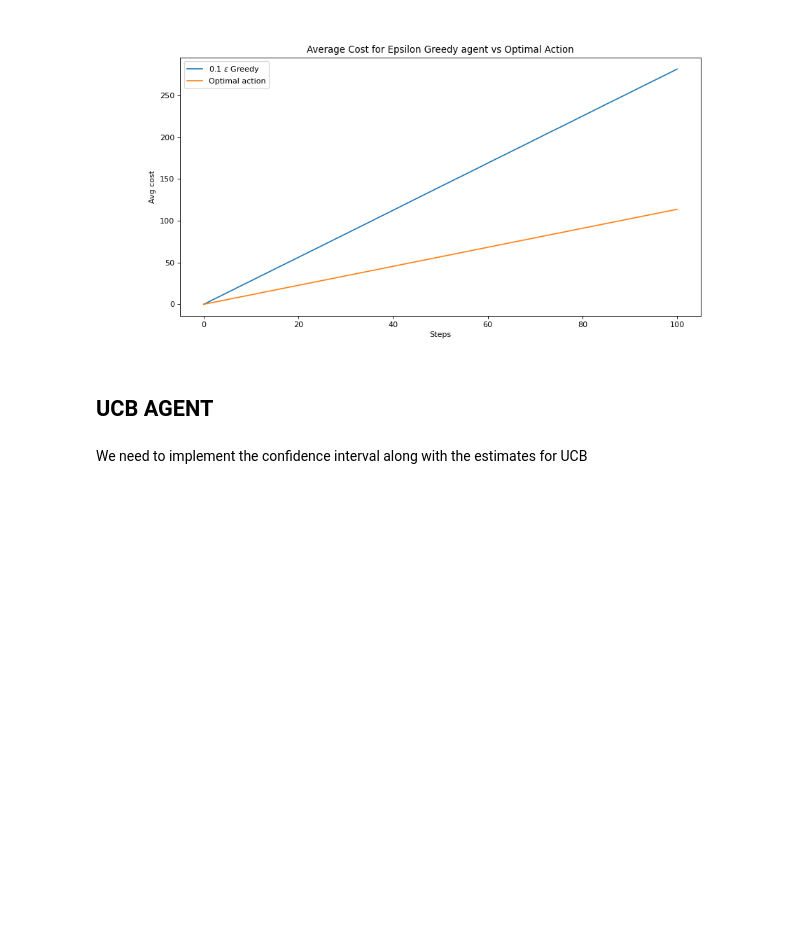
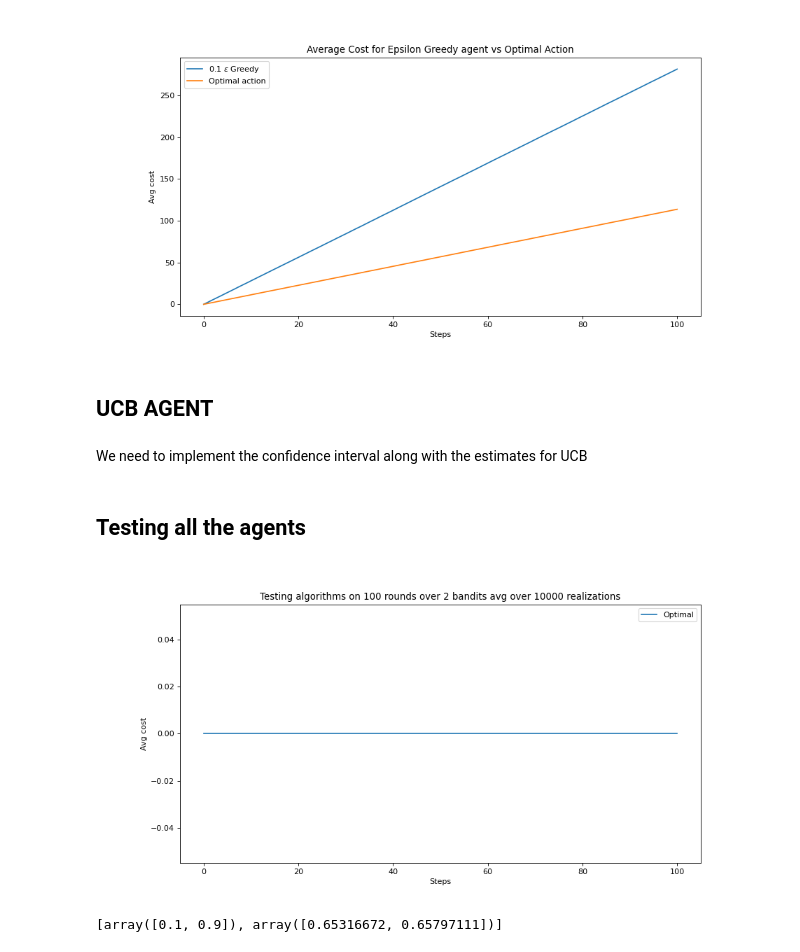
Before and after one commit to Archit997/Multi-armed-Bandits-in-Wireless, a Jupyter notebook: wireless-bandits.ipynb, the cells around one changed output. Saved outputs shown, nothing was run; the diff lists cells and outputs as text; code cells hidden in the pictures; blank space fills up the shorter version.

Commit message:
Testing algo

```diff
--- a/wireless-bandits.ipynb
+++ b/wireless-bandits.ipynb
@@ -578,3 +603,75 @@ class UCBAgent():
 
         # Set radius to 0 for slots with zero action_count
         self.radius[zero_mask] = 0
+# %% [markdown]
+## Testing all the agents
+# %%
+def test_cost(costs,step,agents,env):
+    state = env.generate_state()
+
+    num_expts = state.shape[0]
+    num_slots = state.shape[1]
+
+    for i in range(len(agents)):
+
+        action_type,action = agents[i].get_action()
+        cost = give_Cost(num_expts,num_slots,state,action_type,action)
+        agents[i].update_estimates(cost,state,action_type,action)
+        costs[i][:,step+1] = costs[i][:,step] + cost.flatten()
+
+    return costs,agents
+# %%
+num_steps = 100
+num_expts = 10000
+num_slots = 2
+epsilon = 0.1
+
+probabilites = np.array([0.1,0.9])
+
+p_values = np.tile(probabilites,(num_expts,1))
+
+
+env = ArmedBanditsEnv(p_values)
+
+names = ["Optimal",
+         "0.1 epsilonGreedy"
+
+]
+
+agents = [
+    OptimalAgent(p_values),
+    EpsilonGreedyAgent(np.zeros((num_expts,num_slots)),0.1)
+
+
+]
+
+costs = [np.zeros((num_expts,num_steps+1))] * len(agents)
+
+for i in tqdm(range(num_steps)):
+    costs,agents = test_cost(costs,i,agents,env)
+
+
+plt.figure(figsize=(12,6), dpi=80, facecolor='w', edgecolor='k')
+
+estimates=[]
+estimates.append(agents[0].estimates.mean(axis=0))
+costs[0] = costs[0].mean(axis=0)
+regret=[]
+for i in range(1,len(agents)):
+    regret.append(costs[i].mean(axis=0) - costs[0])
+    plt.plot(regret[i-1])
+    estimates.append(agents[i].estimates.mean(axis=0))
+
+
+
+plt.legend(names)
+plt.title(f"Testing algorithms on {num_steps} rounds over {num_slots} bandits avg over {num_expts} realizations")
+plt.ylabel("Avg cost")
+plt.xlabel("Steps")
+plt.show()
+# %% [output]
+[figure, added]
+# %%
+estimates
+# %% [output]
+[array([0.1, 0.9]), array([0.65316672, 0.65797111])]
```
Also changed, not shown: parts of 6 cells of this notebook.
